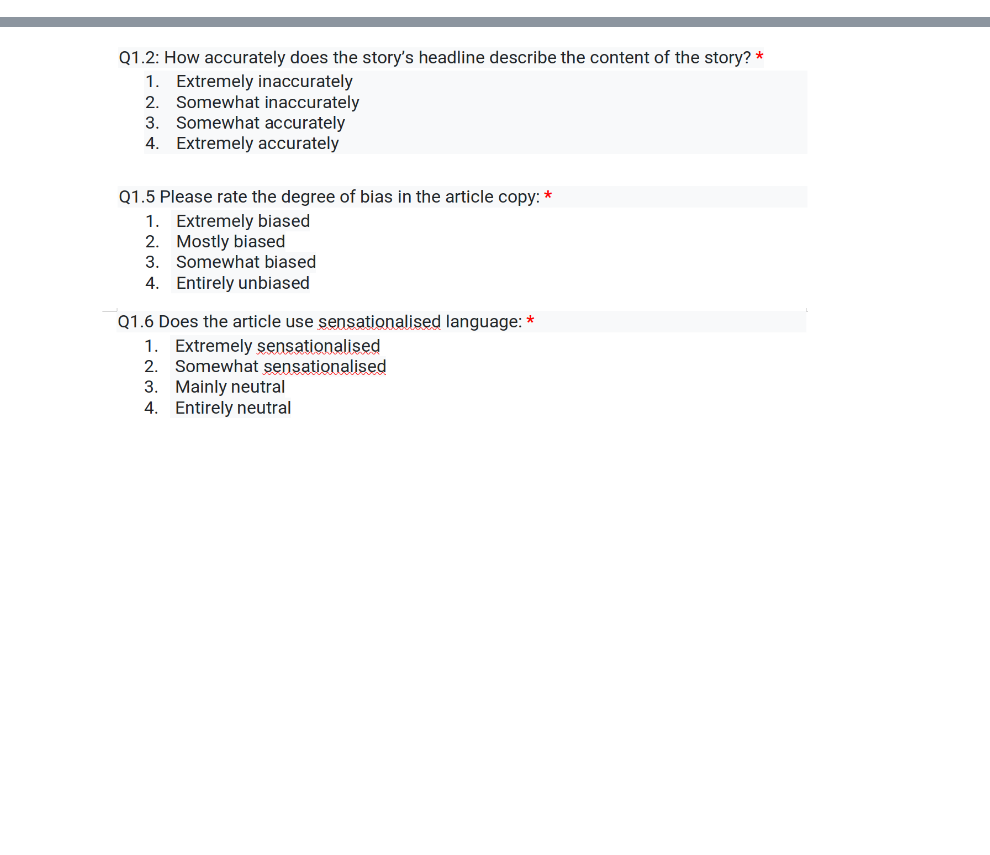
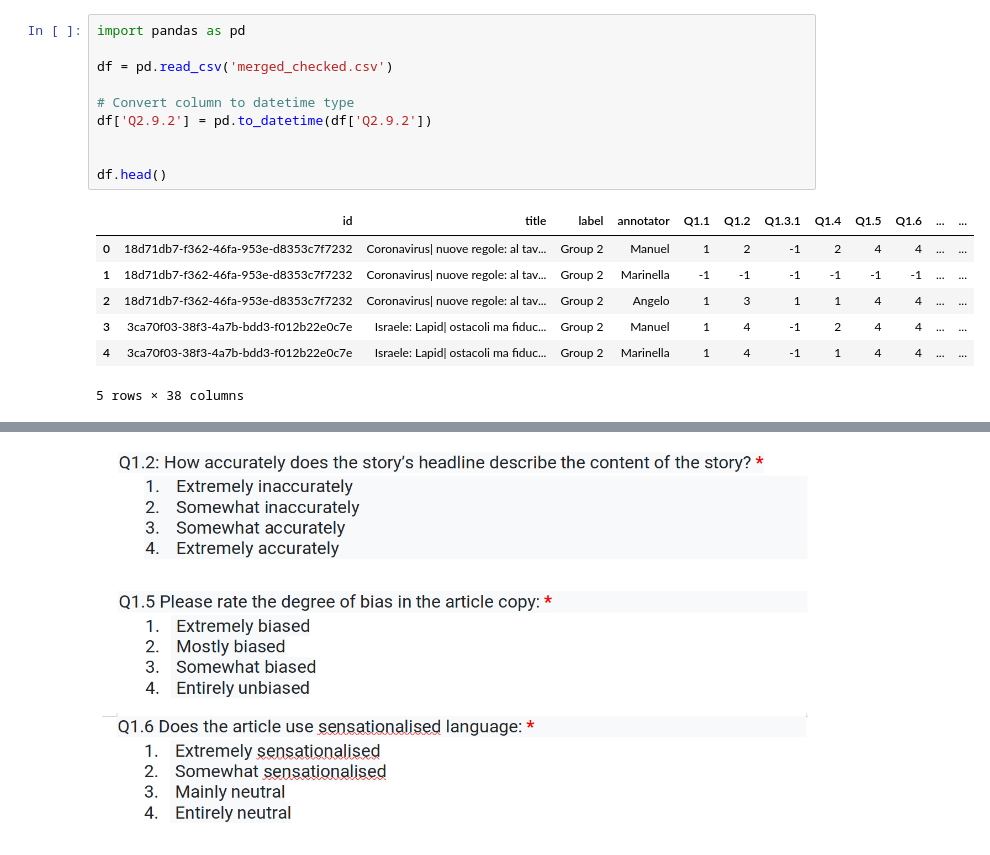
Before and after one commit to bianchi-john/ChatGPTAsAnnotator, a Jupyter notebook: Code/Comparison.ipynb, the cells around one changed output, grey strips where cells are left out. Drawn from its saved outputs; the diff is of its cells as text; blank space fills up the shorter version.

```diff
--- a/Comparison/Comparison.ipynb
+++ b/Code/Comparison.ipynb
@@ -126,0 +1,18 @@ df
+# %%
+import pandas as pd
+
+df = pd.read_csv('merged_checked.csv')
+
+# Convert column to datetime type
+df['Q2.9.2'] = pd.to_datetime(df['Q2.9.2'])
+
+
+df.head()
+# %% [output]
+|  | id | title | label | annotator | Q1.1 | Q1.2 | Q1.3.1 | Q1.4 | Q1.5 | Q1.6 | ... | ... |
+| 0 | 18d71db7-f362-46fa-953e-d8353c7f7232 | Coronavirus| nuove regole: al tav... | Group 2 | Manuel | 1 | 2 | -1 | 2 | 4 | 4 | ... | ... |
+| 1 | 18d71db7-f362-46fa-953e-d8353c7f7232 | Coronavirus| nuove regole: al tav... | Group 2 | Marinella | -1 | -1 | -1 | -1 | -1 | -1 | ... | ... |
+| 2 | 18d71db7-f362-46fa-953e-d8353c7f7232 | Coronavirus| nuove regole: al tav... | Group 2 | Angelo | 1 | 3 | 1 | 1 | 4 | 4 | ... | ... |
+| 3 | 3ca70f03-38f3-4a7b-bdd3-f012b22e0c7e | Israele: Lapid| ostacoli ma fiduc... | Group 2 | Manuel | 1 | 4 | -1 | 2 | 4 | 4 | ... | ... |
+| 4 | 3ca70f03-38f3-4a7b-bdd3-f012b22e0c7e | Israele: Lapid| ostacoli ma fiduc... | Group 2 | Marinella | 1 | 4 | -1 | 1 | 4 | 4 | ... | ... |
+5 rows × 38 columns
```
Also changed, not shown: parts of 10 cells of this notebook, 18 other files.
